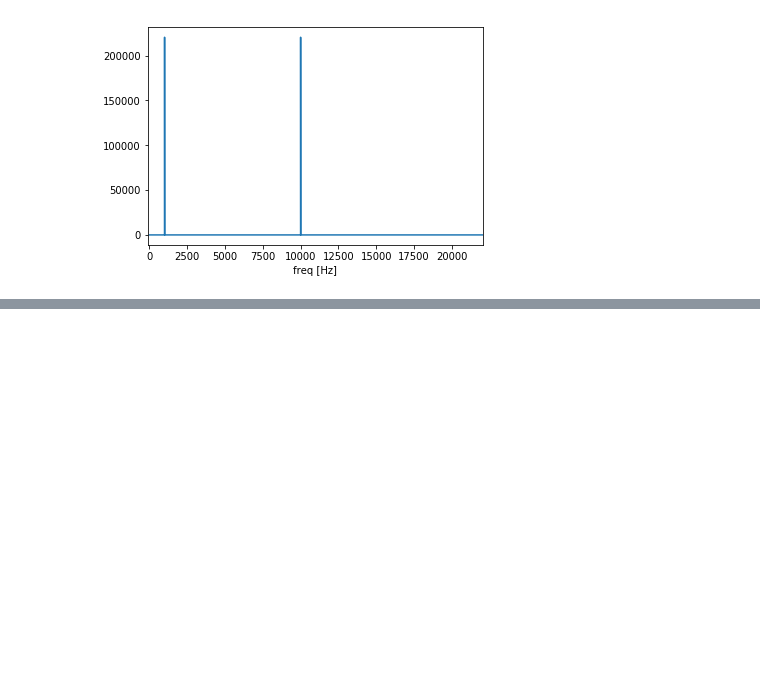
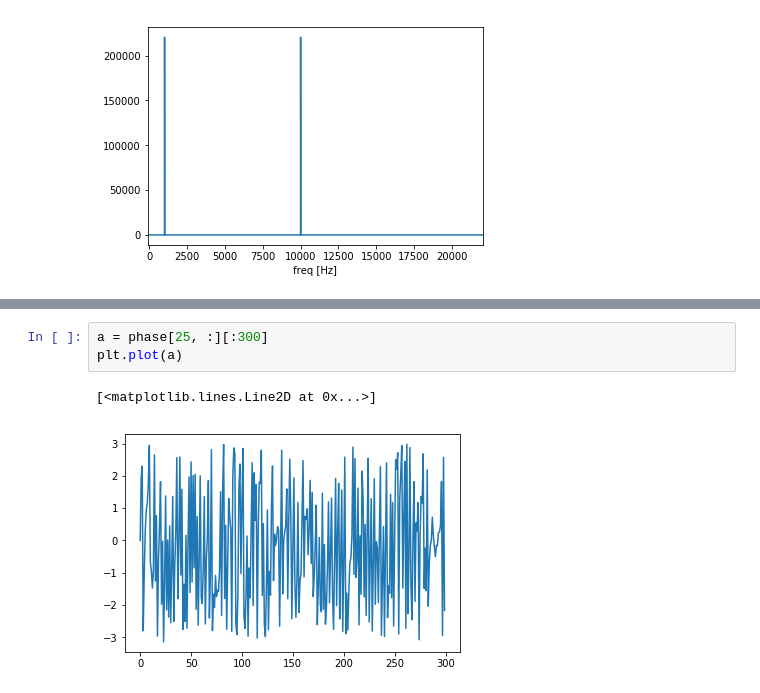
Before and after one commit to fkubota/notebook, a Jupyter notebook: 04_Fourie.ipynb, the cells around one changed output, grey strips where cells are left out. Cells and saved outputs as stored; diff of their text form; blank space fills up the shorter version.

```diff
--- a/04_Fourie.ipynb
+++ b/04_Fourie.ipynb
@@ -33,0 +66,6 @@ Text(0.5, 0, 'freq [Hz]')
+# %%
+a = phase[25, :][:300]
+plt.plot(a)
+# %% [output]
+[<matplotlib.lines.Line2D at 0x...>]
+[figure, added]
```
Also changed, not shown: parts of 7 cells of this notebook.
